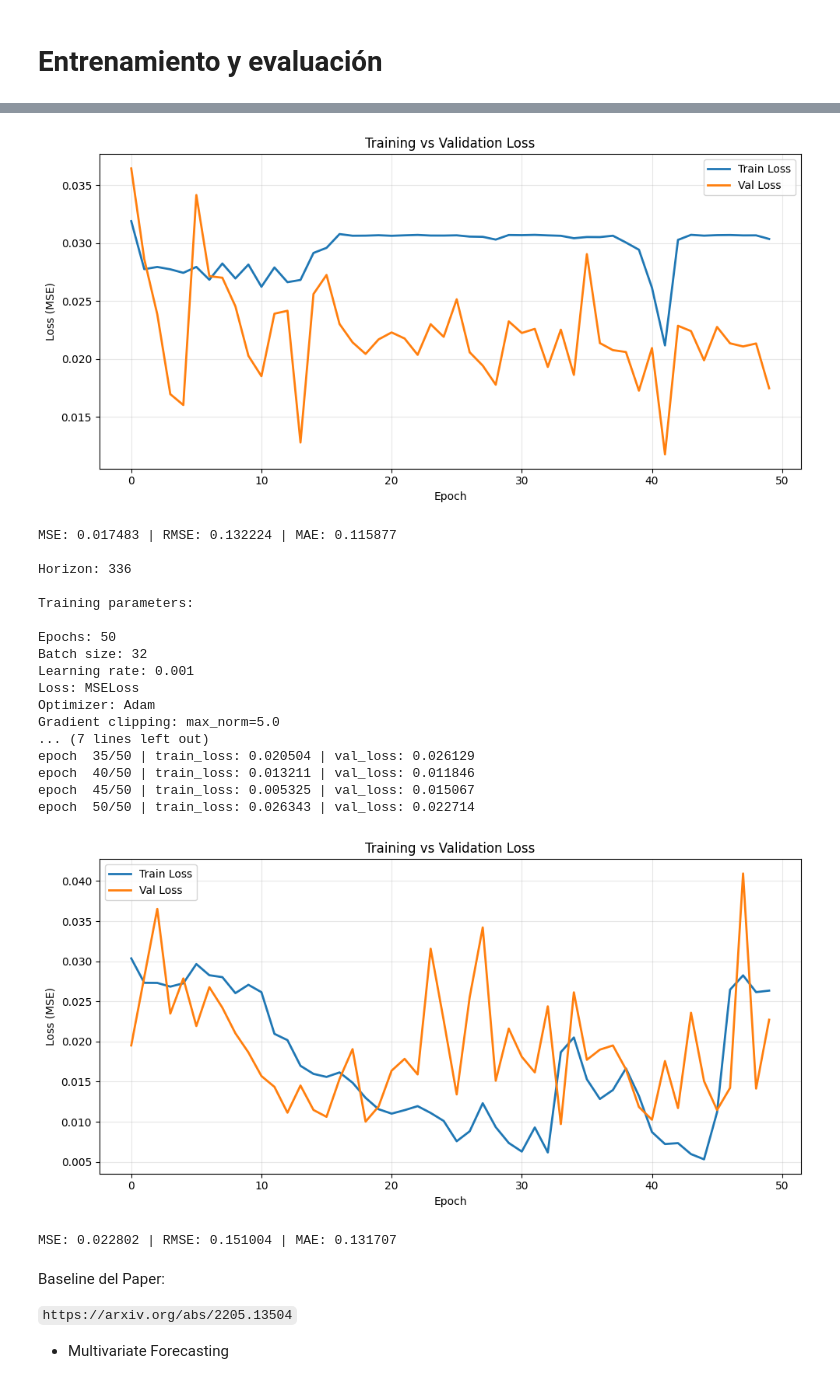
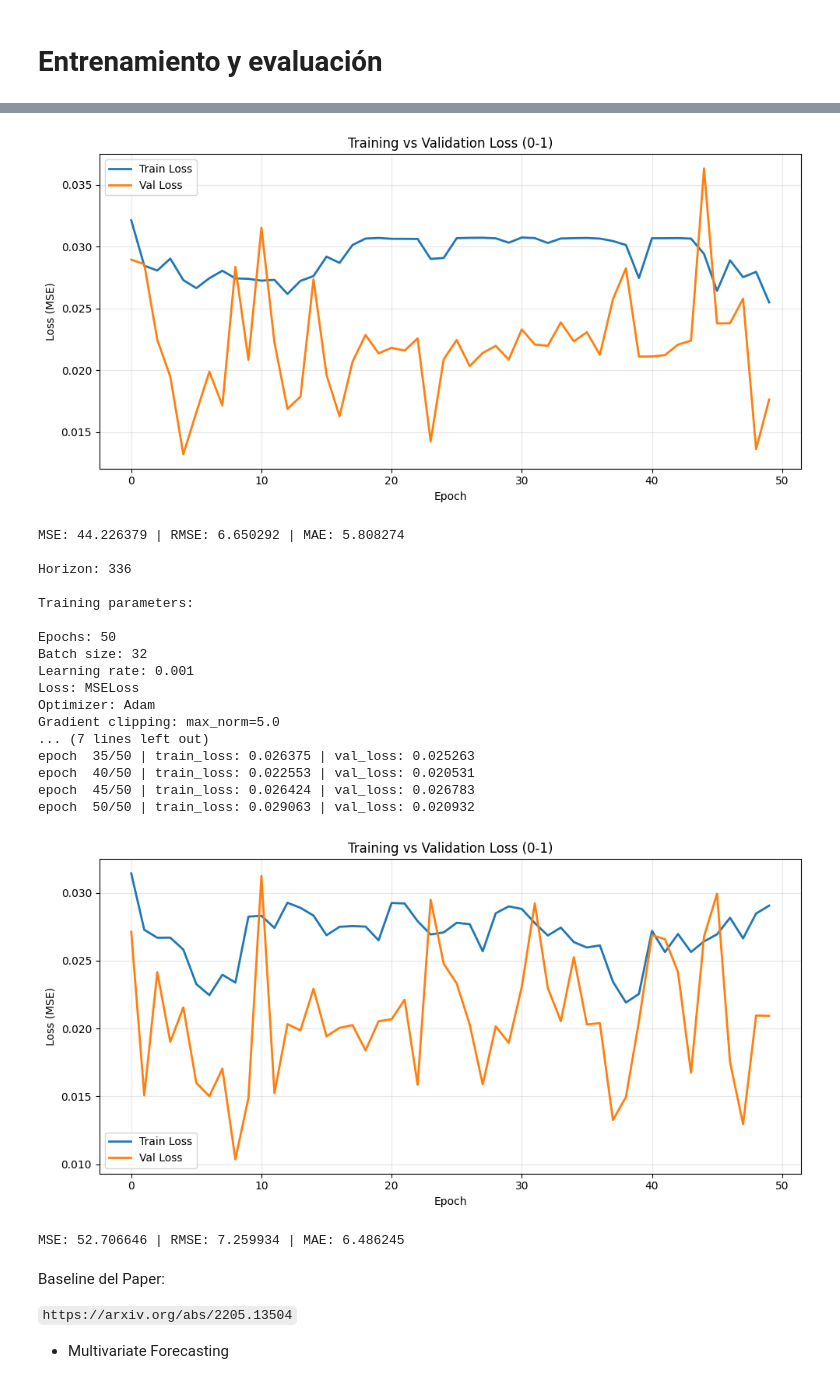
Before and after one commit to Dass-19/LTSF, a Jupyter notebook: LTSF.ipynb, the cells around one changed output, grey strips where cells are left out. Saved outputs shown, nothing was run; the diff lists cells and outputs as text; code cells hidden in the pictures.

```diff
--- a/LTSF.ipynb
+++ b/LTSF.ipynb
@@ -181,6 +192,7 @@ class LSTM(nn.Module):
 
         # Dropout and linear layer
         out = self.fc(self.drop(last_time_step))
+
         return out
 
     def train_epoch(self, train_loader):
@@ -194,7 +206,7 @@ class LSTM(nn.Module):
 
             # Forward
             pred = self(X_batch)
-            loss = self.criterion(pred, y_batch.squeeze(-1))
+            loss = self.criterion(pred, y_batch)
 
             # Backward
             self.optimizer.zero_grad()
@@ -219,7 +231,7 @@ class LSTM(nn.Module):
                 y_batch = y_batch.cuda()
 
                 pred = self(X_batch)
-                loss = self.criterion(pred, y_batch.squeeze(-1))
+                loss = self.criterion(pred, y_batch)
                 val_loss += loss.item()
 
         return val_loss / len(val_loader)
@@ -303,7 +315,7 @@ class LSTM(nn.Module):
         plt.plot(self.val_losses, label='Val Loss', linewidth=2)
         plt.xlabel('Epoch')
         plt.ylabel('Loss (MSE)')
-        plt.title('Training vs Validation Loss')
+        plt.title('Training vs Validation Loss (0-1)')
         plt.legend()
         plt.grid(True, alpha=0.3)
         plt.tight_layout()
@@ -329,8 +341,7 @@ denominator = np.where((train_max - train_min) == 0, 1, (train_max - train_min))
 train_data_scaled = (train_data - train_min) / denominator
 val_data_scaled = (val_data - train_min) / denominator
 # %%
-# seq_len=168(7 días)x
-def create_sequences_multivariate(data, horizon, seq_len=168):
+def create_sequences_multivariate(data, horizon, seq_len=336):
     X, y = [], []
     for i in range(len(data) - seq_len - horizon):
         X.append(data[i : i+seq_len, :-1])
@@ -350,20 +361,25 @@ for h in horizons:
       num_layers=2,
       output_size=h,
       dropout=0.3,
-      lr=1e-3
+      lr=0.001
   )
 
   model.fit(X_train, y_train, X_val, y_val, epochs=50, batch_size=32)
 
+  model.plot_losses()
+
   y_pred = model.predict(X_val)
 
-  model.plot_losses()
-
-  mse = mean_squared_error(y_val, y_pred)
-  mae = mean_absolute_error(y_val, y_pred)
+  # Desnormalización
+  min_ot = train_min[-1]
+  denom_ot = denominator[-1]
+  y_val_original = y_val * denom_ot + min_ot
+  y_pred_original = y_pred * denom_ot + min_ot
+  mse = mean_squared_error(y_val_original, y_pred_original)
+  mae = mean_absolute_error(y_val_original, y_pred_original)
   rmse = np.sqrt(mse)
 
-  print(f"\nMSE: {mse:.6f} | RMSE: {rmse:.6f} | MAE: {mae:.6f}\n")
+  print(f"MSE: {mse:.6f} | RMSE: {rmse:.6f} | MAE: {mae:.6f}\n")
 # %% [output]
 Horizon: 96
 
@@ -385,23 +401,23 @@ epoch  50/50 | train_loss: 0.030368 | val_loss: 0.017469
-[figure, old version]
+[figure, new version]
-MSE: 0.017483 | RMSE: 0.132224 | MAE: 0.115877
+MSE: 44.226379 | RMSE: 6.650292 | MAE: 5.808274
 
 Horizon: 336
 
 Training parameters:
 
 Epochs: 50
 Batch size: 32
 Learning rate: 0.001
 Loss: MSELoss
 Optimizer: Adam
 Gradient clipping: max_norm=5.0
 ... (7 lines left out)
-epoch  35/50 | train_loss: 0.020504 | val_loss: 0.026129
-epoch  40/50 | train_loss: 0.013211 | val_loss: 0.011846
-epoch  45/50 | train_loss: 0.005325 | val_loss: 0.015067
-epoch  50/50 | train_loss: 0.026343 | val_loss: 0.022714
+epoch  35/50 | train_loss: 0.026375 | val_loss: 0.025263
+epoch  40/50 | train_loss: 0.022553 | val_loss: 0.020531
+epoch  45/50 | train_loss: 0.026424 | val_loss: 0.026783
+epoch  50/50 | train_loss: 0.029063 | val_loss: 0.020932
-[figure, old version]
+[figure, new version]
-MSE: 0.022802 | RMSE: 0.151004 | MAE: 0.131707
+MSE: 52.706646 | RMSE: 7.259934 | MAE: 6.486245
 # %% [markdown]
 Baseline del Paper:
 
```
Also changed, not shown: parts of 5 cells of this notebook.
